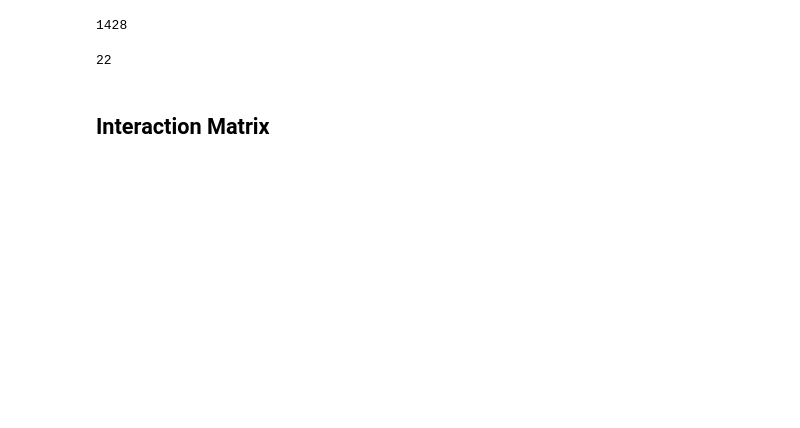
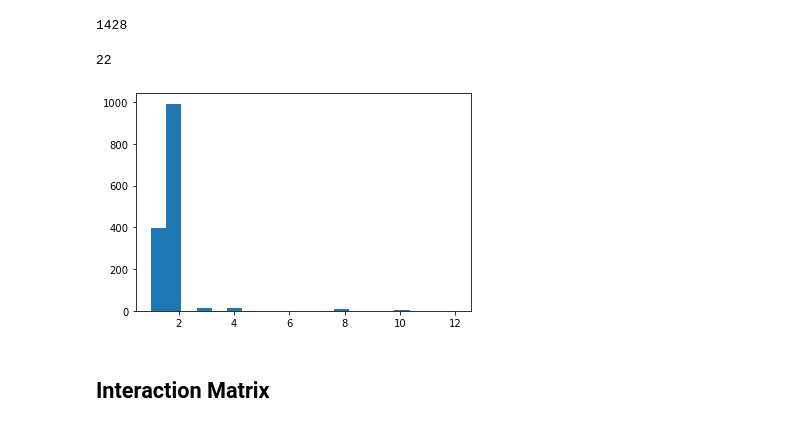
Before and after one commit to cmadusankahw/leve-4-research-hybrid-recommender-for-fixed-line-telco, a Jupyter notebook: PeoTV-CF-recommender-system.ipynb, the cells around one changed output. Cells and saved outputs as stored; diff of their text form; code cells hidden in the pictures; blank space fills up the shorter version.

```diff
--- a/PeoTV-CF-recommender-system.ipynb
+++ b/PeoTV-CF-recommender-system.ipynb
@@ -65,6 +72,13 @@ data['Phone_Number.hash'].nunique()
 data['Peo_TV_Package'].nunique()
 # %% [output]
 22
+# %%
+# create a histogram of all the interactions by all the users present in the dataset
+interactions = data.groupby('Phone_Number.hash').count()['Peo_TV_Package']
+plt.hist(interactions,bins=20)
+plt.show()
+# %% [output]
+[figure, added]
 # %% [markdown]
 ## Interaction Matrix
 # %%
```
Also changed, not shown: parts of 7 cells of this notebook, 2 other files.
